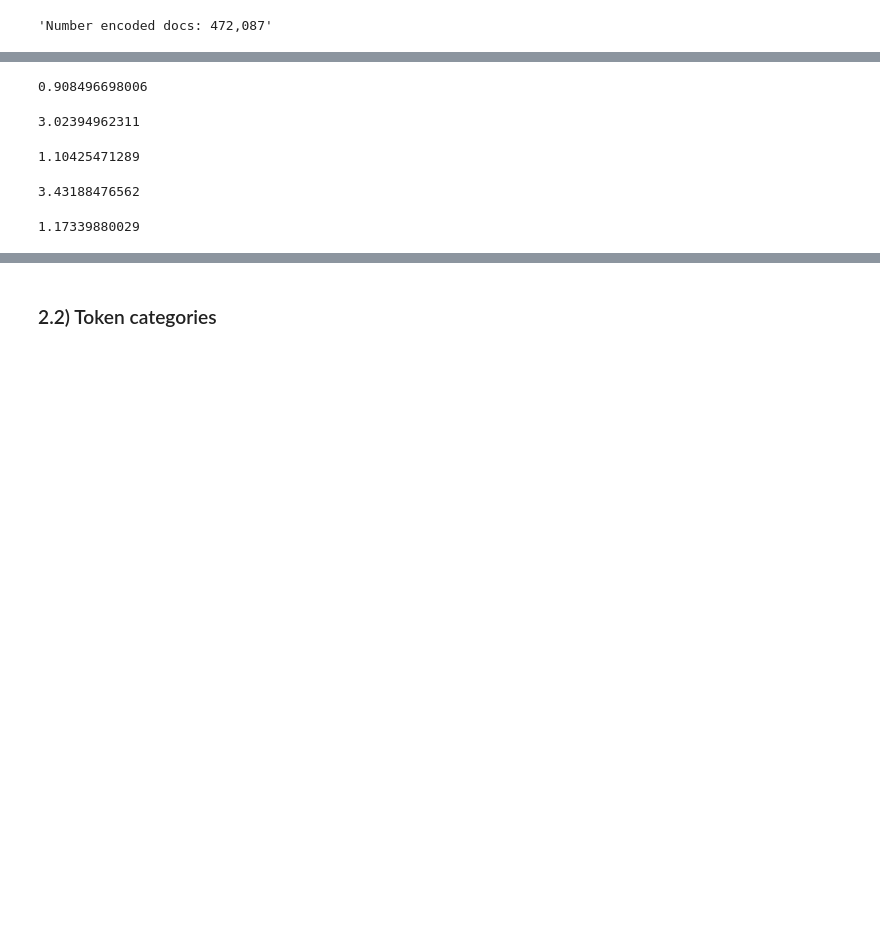
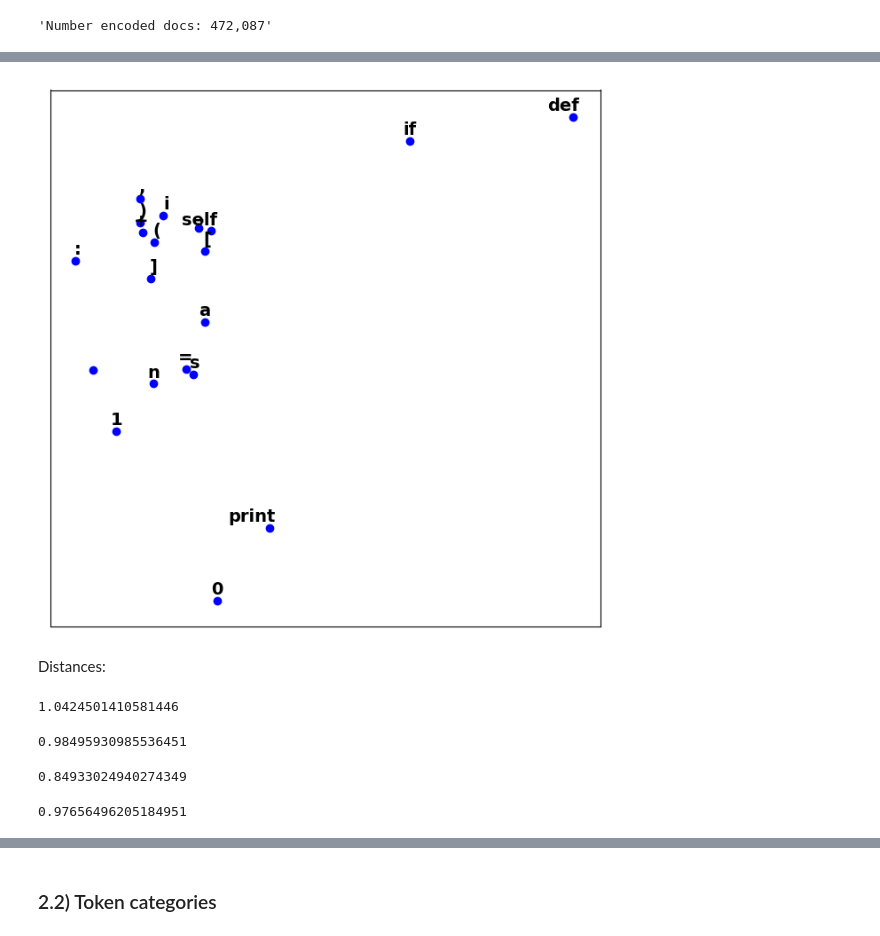
Before and after one commit to dazcona/user2code2vec, a Jupyter notebook: code2vec Embeddings.ipynb, the cells around one changed output, grey strips where cells are left out. Saved outputs shown, nothing was run; the diff lists cells and outputs as text; code cells hidden in the pictures; blank space fills up the shorter version.

```diff
--- a/code2vec Embeddings.ipynb
+++ b/code2vec Embeddings.ipynb
@@ -626,20 +623,22 @@ get_vector_distance(token_embeddings, '{', '[')
-# %%
-get_vector_cosine_distance(token_embeddings, '{', '[')
-# %% [output]
-0.908496698006
-# %%
-get_vector_distance(token_embeddings, '}', ']')
-# %% [output]
-3.02394962311
-# %%
-get_vector_cosine_distance(token_embeddings, '}', ']')
-# %% [output]
-1.10425471289
-# %%
-get_vector_distance(token_embeddings, '[', ']')
-# %% [output]
-3.43188476562
-# %%
-get_vector_cosine_distance(token_embeddings, '[', ']')
-# %% [output]
-1.17339880029
+# %%
+plot_embeddings(token_pca, id_to_token, get_top_words(token_t, 20))
+# %% [output]
+[figure, added]
+# %% [markdown]
+Distances:
+# %%
+get_vector_cosine_distance(token_embeddings, token_t, '<', '>')
+# %% [output]
+1.0424501410581446
+# %%
+get_vector_cosine_distance(token_embeddings, token_t, '+', '-')
+# %% [output]
+0.98495930985536451
+# %%
+get_vector_cosine_distance(token_embeddings, token_t, 'if', 'elif')
+# %% [output]
+0.84933024940274349
+# %%
+get_vector_cosine_distance(token_embeddings, token_t, 'elif', 'else')
+# %% [output]
+0.97656496205184951
```
Also changed, not shown: parts of 82 cells of this notebook, 1 other file.
